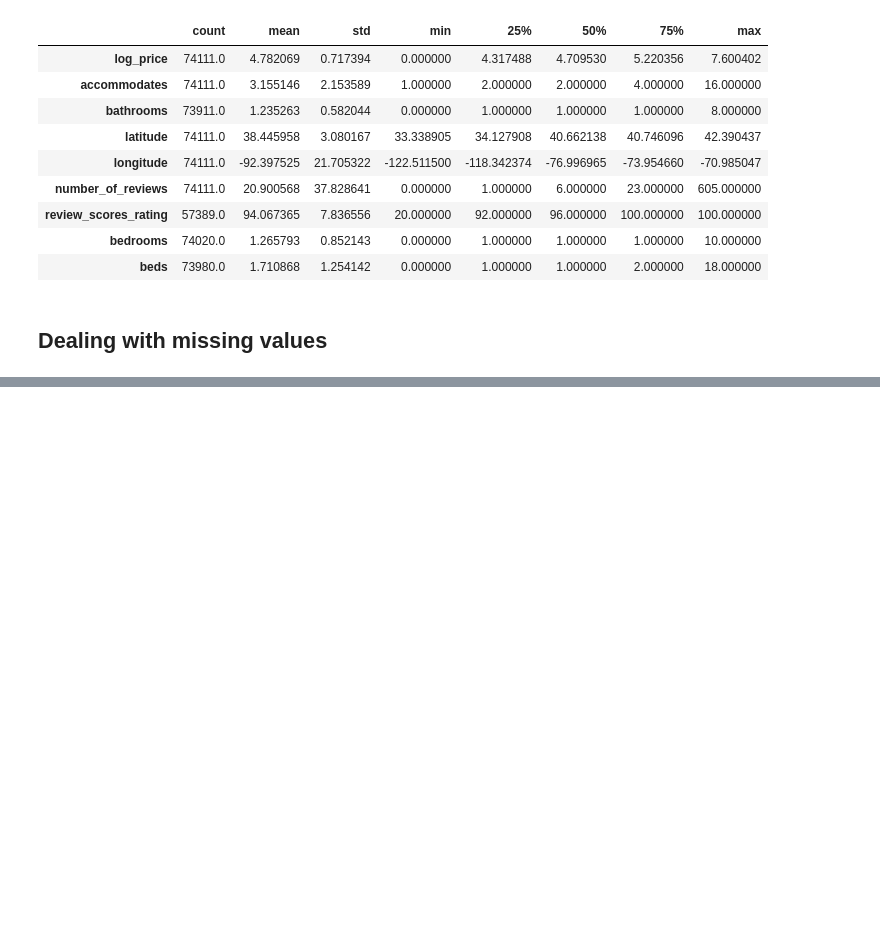
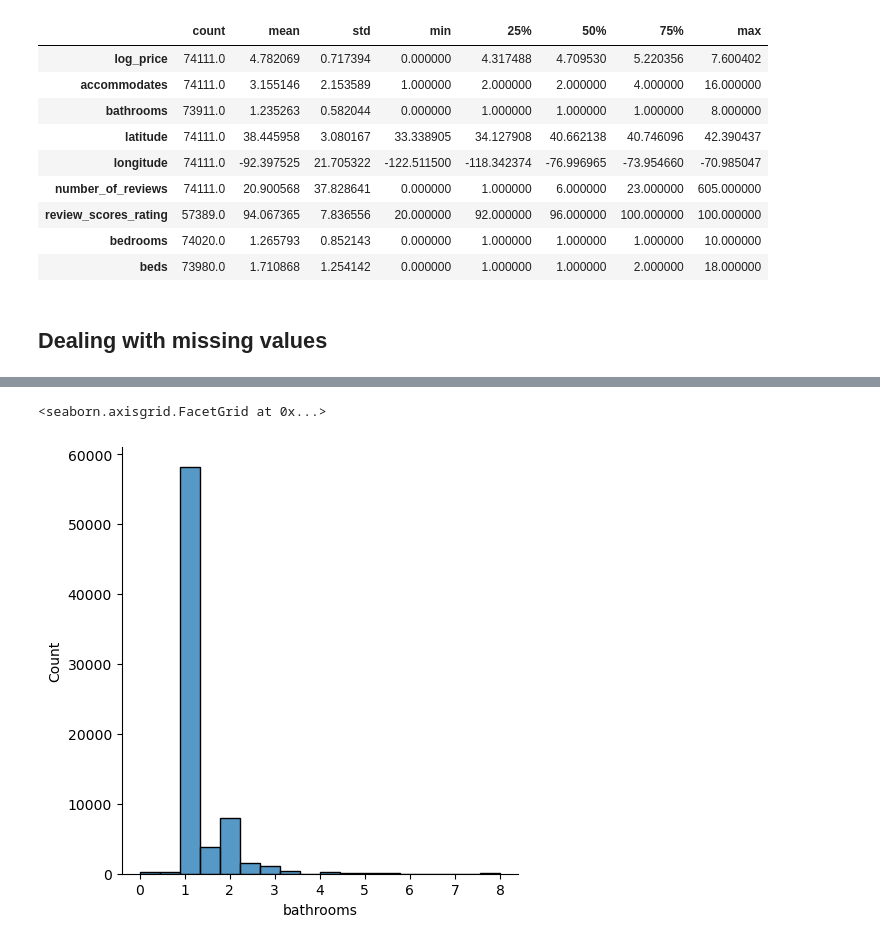
Before and after one commit to praj2408/AirBnb-Price-Prediction-MLOps-Project, a Jupyter notebook: notebooks/EDA.ipynb, the cells around one changed output, grey strips where cells are left out. Saved outputs shown, nothing was run; the diff lists cells and outputs as text; code cells hidden in the pictures; blank space fills up the shorter version.

```diff
--- a/notebooks/EDA.ipynb
+++ b/notebooks/EDA.ipynb
@@ -156,0 +169,5 @@ Name: bathrooms, Length: 74111, dtype: float64
+# %%
+sns.displot(df.bathrooms)
+# %% [output]
+<seaborn.axisgrid.FacetGrid at 0x...>
+[figure, added]
```
Also changed, not shown: parts of 51 cells of this notebook.
